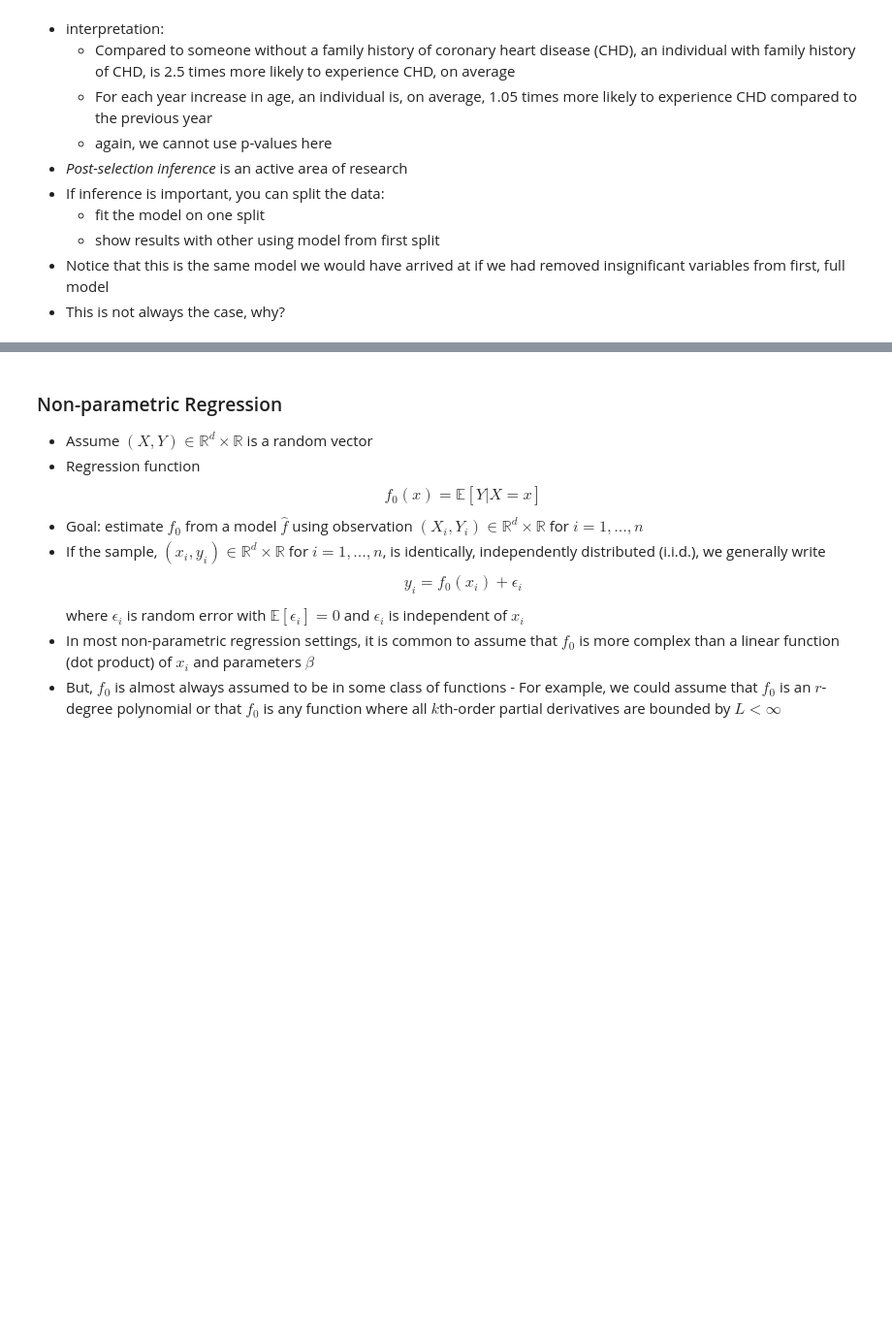
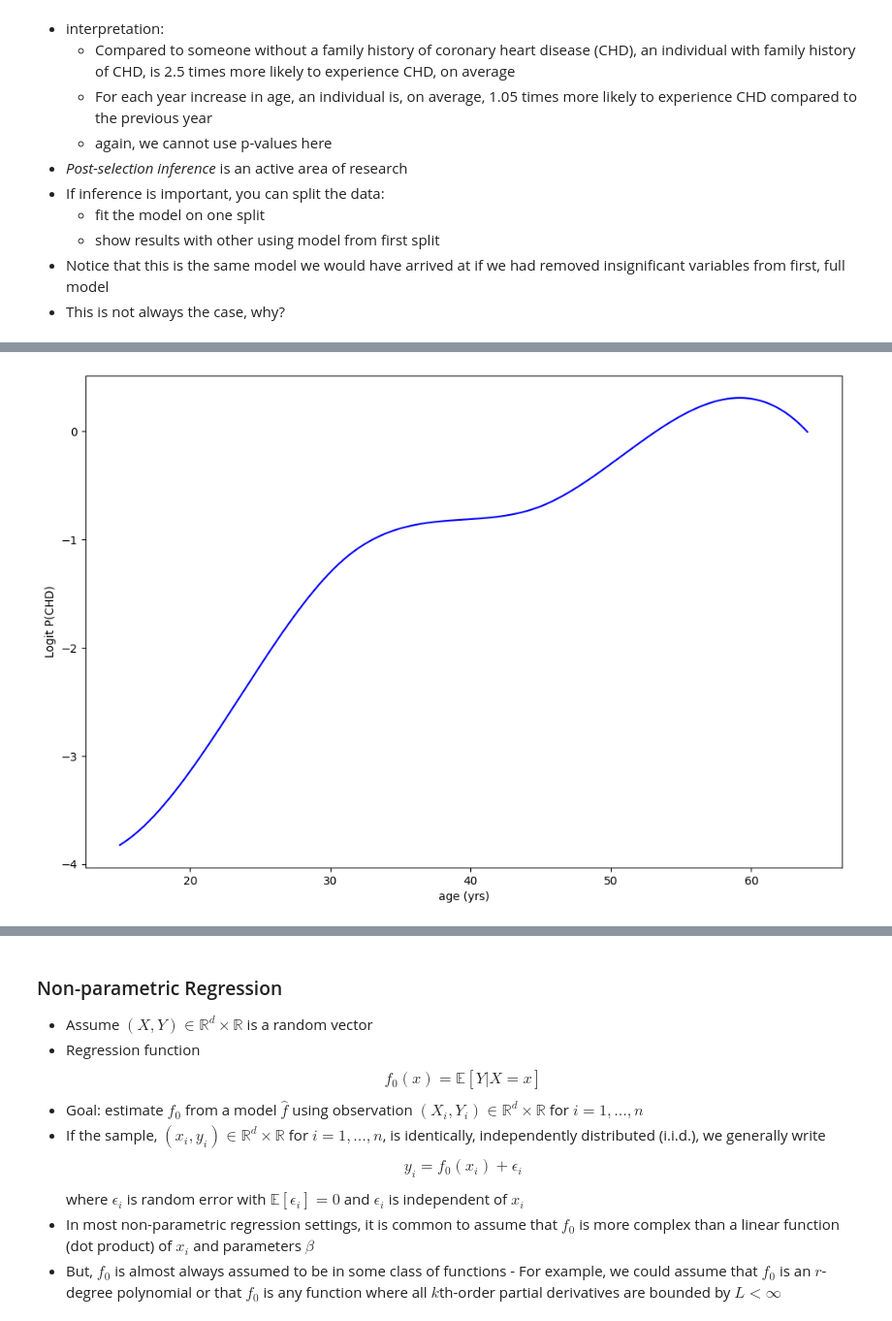
Before and after one commit to omesner/UMSTATS504, a Jupyter notebook: splines/splines.ipynb, the cells around one changed output, grey strips where cells are left out. Shown at 97% size. Saved outputs shown, nothing was run; the diff lists cells and outputs as text; code cells hidden in the pictures; blank space fills up the shorter version.

```diff
--- a/splines/splines.ipynb
+++ b/splines/splines.ipynb
@@ -406,0 +565,16 @@ Image from Elements of Statistical Learning
+# %%
+def make_cubic_splines(var, knot_locs):
+    '''return dataframe for continuous, linear basis'''
+    sp_dat = pd.DataFrame(var)
+    sp_dat = sm.add_constant(sp_dat)
+    sp_dat[var.name+"_sqrd"] = var.apply(np.square)
+    sp_dat[var.name+"_cubd"] = var.apply(lambda x: x**3)
+    for knot in knot_locs:
+        knot_name = var.name + "_" +str(int(np.round(knot)))
+        sp_dat[knot_name] = var.apply(lambda x: (x-knot)**3*(x>knot))
+    return(sp_dat)
+
+k_locs = knot_placement(dat['age'], 3)
+print(k_locs)
+cube_age = make_cubic_splines(dat['age'], k_locs)
+cube_age.head(10)
@@ -406,0 +596,5 @@ Image from Elements of Statistical Learning
+# %%
+keep_vars = back_select(dat.chd, cube_age)
+results = sm.Logit(dat.chd, cube_age[keep_vars]).fit()
+print(results.aic)
+results.summary()
@@ -406,0 +620,12 @@ Image from Elements of Statistical Learning
+# %%
+coefs = results.params
+x_col = pd.DataFrame({'age': np.linspace(
+    dat['age'].min(), dat['age'].max(), 1000)})
+x_mat = make_cubic_splines(x_col['age'], k_locs)
+x_mat = x_mat[keep_vars]
+y = x_mat.dot(coefs)
+plt.plot(x_col['age'], y, '-b')
+plt.xlabel('age (yrs)')
+plt.ylabel('Logit P(CHD)');
+# %% [output]
+[figure, added]
```
Also changed, not shown: parts of 19 cells of this notebook.
